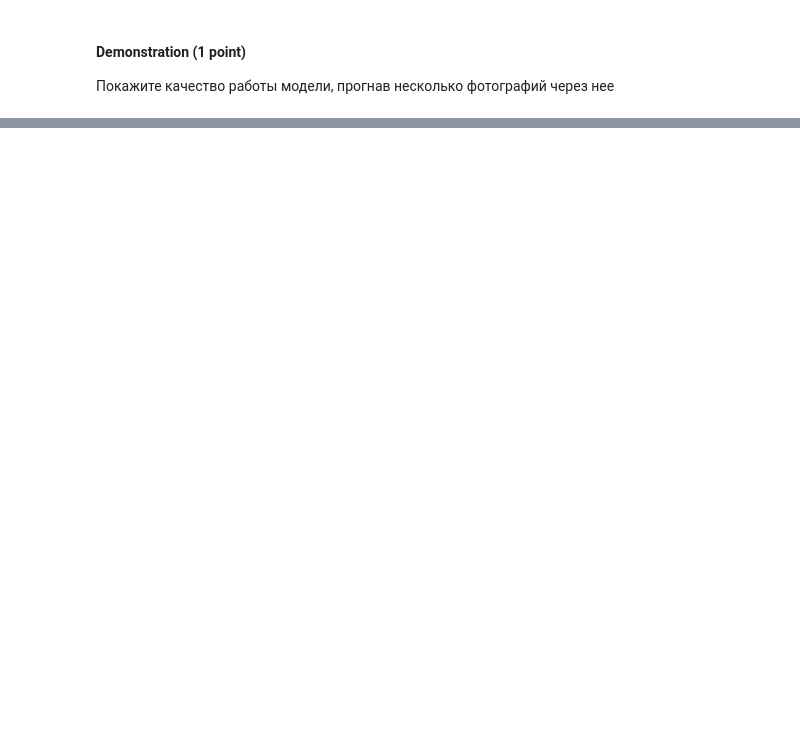
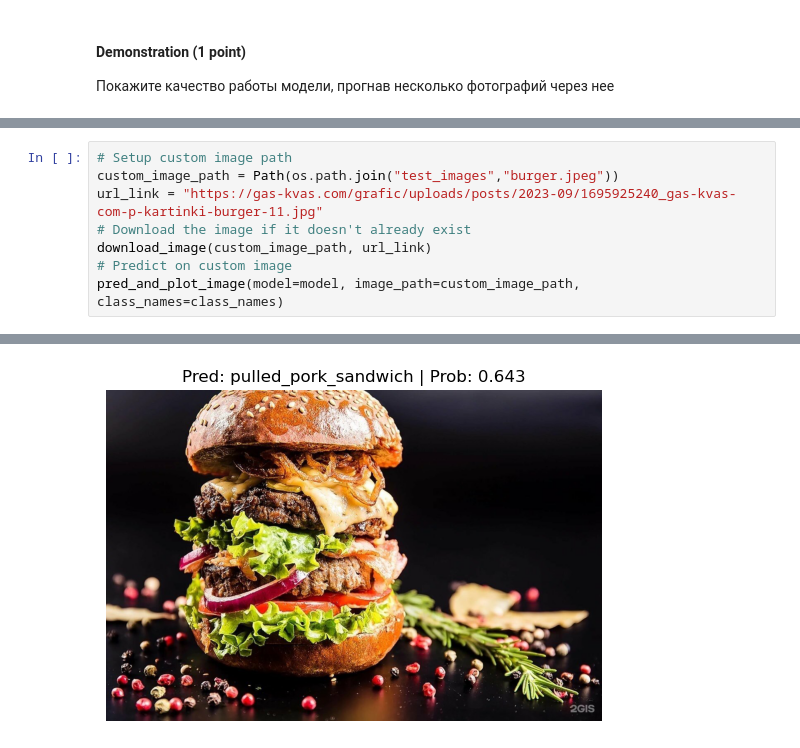
Before and after one commit to diemvs/hse_hw, a Jupyter notebook: dl/homework_02.ipynb, the cells around one changed output, grey strips where cells are left out. Drawn from its saved outputs; the diff is of its cells as text; blank space fills up the shorter version.

```diff
--- a/dl/homework_02.ipynb
+++ b/dl/homework_02.ipynb
@@ -679,0 +795,9 @@ Plot graphs for train and val loss
+# %%
+# Setup custom image path
+custom_image_path = Path(os.path.join("test_images","burger.jpeg"))
+url_link = "https://gas-kvas.com/grafic/uploads/posts/2023-09/1695925240_gas-kvas-com-p-kartinki-burger-11.jpg"
+# Download the image if it doesn't already exist
+download_image(custom_image_path, url_link)
+# Predict on custom image
+pred_and_plot_image(model=model, image_path=custom_image_path, class_names=class_names)
+# %% [output]
@@ -679,0 +805 @@ Plot graphs for train and val loss
+[figure, added]
```
Also changed, not shown: parts of 10 cells of this notebook, 5 other files.
